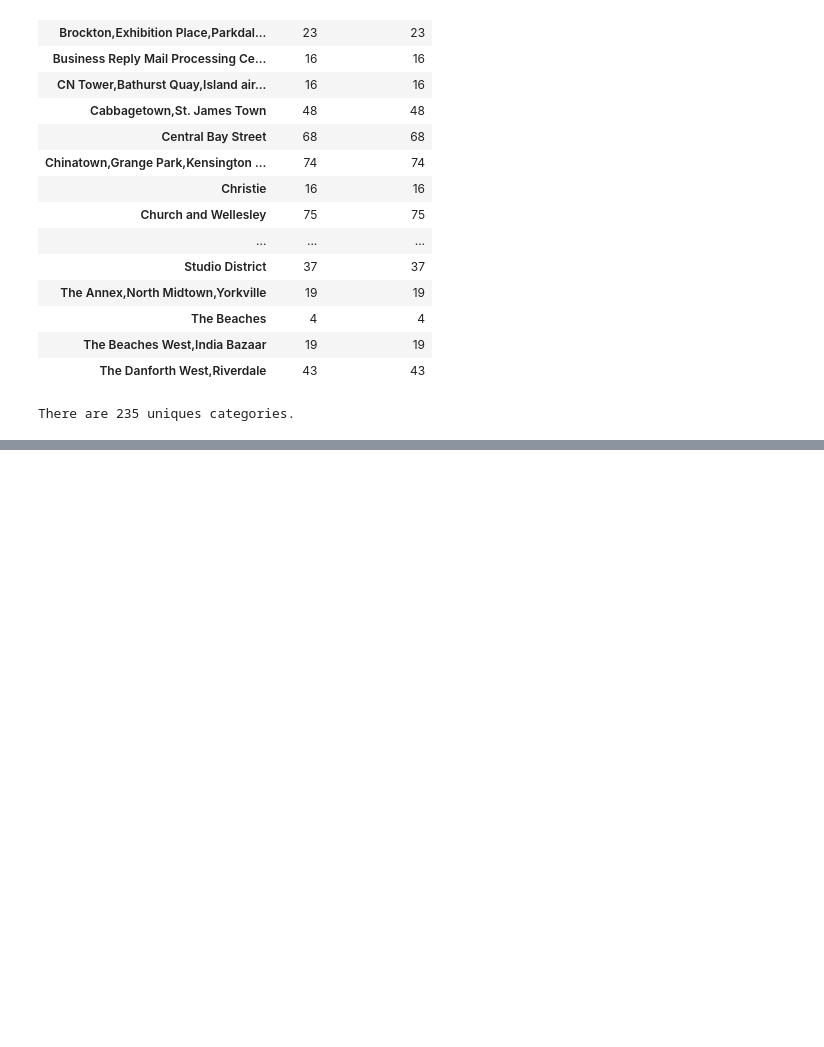
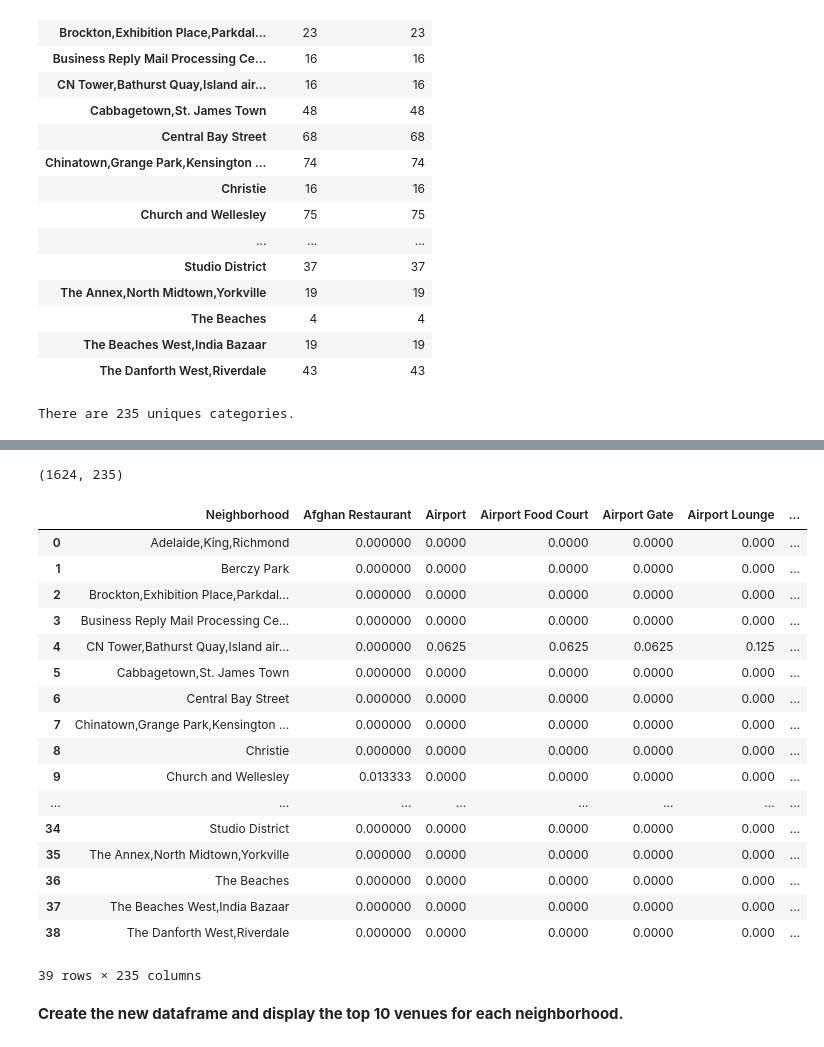
Before and after one commit to LourdesRodriguez/Applied_Data_Science_Capstone, a Jupyter notebook: 20201208_Segmenting_and_Clustering_Neighborhoods_in_Toronto.ipynb, the cells around one changed output, grey strips where cells are left out. Drawn from its saved outputs; the diff is of its cells as text; code cells hidden in the pictures; blank space fills up the shorter version.

```diff
--- a/20201208_Segmenting_and_Clustering_Neighborhoods_in_Toronto.ipynb
+++ b/20201208_Segmenting_and_Clustering_Neighborhoods_in_Toronto.ipynb
@@ -185,7 +185,7 @@ dfT1
 map_toronto = folium.Map(location=[43.651070,-79.347015], zoom_start=10)
 
 # add markers to map
-for lat, lng, borough, neighborhood in zip(dfT1['Latitude'], dfT1['Longitude'], dfT1['Borough'], dfT1['Neighbourhood']):
+for lat, lng, borough, neighborhood in zip(toronto_data['Latitude'], toronto_data['Longitude'], toronto_data['Borough'], toronto_data['Neighborhood']):
     label = '{}, {}'.format(neighborhood, borough)
     label = folium.Popup(label, parse_html=True)
     folium.CircleMarker(
@@ -251,9 +251,9 @@ def getNearbyVenues(names, latitudes, longitudes, radius=500):
 
     return(nearby_venues)
 # %%
-toronto_venues = getNearbyVenues(names=dfT1['Neighbourhood'],
-                                   latitudes=dfT1['Latitude'],
-                                   longitudes=dfT1['Longitude']
+toronto_venues = getNearbyVenues(names=toronto_data['Neighborhood'],
+                                   latitudes=toronto_data['Latitude'],
+                                   longitudes=toronto_data['Longitude']
                                   )
 # %% [output]
 The Beaches
@@ -317,0 +320,9 @@ There are 235 uniques categories.
+# %%
+# one hot encoding
+toronto_onehot = pd.get_dummies(toronto_venues[['Venue Category']], prefix="", prefix_sep="")
+# remove the column Neighborhood
+toronto_onehot.drop(['Neighborhood'],axis=1,inplace=True)
+# add the column Neighborhood in position 0 with the same values as toronto_venues
+toronto_onehot.insert(loc=0, column='Neighborhood', value=toronto_venues['Neighborhood'] )
+
+toronto_onehot.head()
@@ -317,0 +337,28 @@ There are 235 uniques categories.
+# %%
+toronto_onehot.shape
+# %% [output]
+(1624, 235)
+# %%
+toronto_grouped = toronto_onehot.groupby('Neighborhood').mean().reset_index()
+toronto_grouped
+# %% [output]
+|  | Neighborhood | Afghan Restaurant | Airport | Airport Food Court | Airport Gate | Airport Lounge | ... |
+| 0 | Adelaide,King,Richmond | 0.000000 | 0.0000 | 0.0000 | 0.0000 | 0.000 | ... |
+| 1 | Berczy Park | 0.000000 | 0.0000 | 0.0000 | 0.0000 | 0.000 | ... |
+| 2 | Brockton,Exhibition Place,Parkdal... | 0.000000 | 0.0000 | 0.0000 | 0.0000 | 0.000 | ... |
+| 3 | Business Reply Mail Processing Ce... | 0.000000 | 0.0000 | 0.0000 | 0.0000 | 0.000 | ... |
+| 4 | CN Tower,Bathurst Quay,Island air... | 0.000000 | 0.0625 | 0.0625 | 0.0625 | 0.125 | ... |
+| 5 | Cabbagetown,St. James Town | 0.000000 | 0.0000 | 0.0000 | 0.0000 | 0.000 | ... |
+| 6 | Central Bay Street | 0.000000 | 0.0000 | 0.0000 | 0.0000 | 0.000 | ... |
+| 7 | Chinatown,Grange Park,Kensington ... | 0.000000 | 0.0000 | 0.0000 | 0.0000 | 0.000 | ... |
+| 8 | Christie | 0.000000 | 0.0000 | 0.0000 | 0.0000 | 0.000 | ... |
+| 9 | Church and Wellesley | 0.013333 | 0.0000 | 0.0000 | 0.0000 | 0.000 | ... |
+| ... | ... | ... | ... | ... | ... | ... | ... |
+| 34 | Studio District | 0.000000 | 0.0000 | 0.0000 | 0.0000 | 0.000 | ... |
+| 35 | The Annex,North Midtown,Yorkville | 0.000000 | 0.0000 | 0.0000 | 0.0000 | 0.000 | ... |
+| 36 | The Beaches | 0.000000 | 0.0000 | 0.0000 | 0.0000 | 0.000 | ... |
+| 37 | The Beaches West,India Bazaar | 0.000000 | 0.0000 | 0.0000 | 0.0000 | 0.000 | ... |
+| 38 | The Danforth West,Riverdale | 0.000000 | 0.0000 | 0.0000 | 0.0000 | 0.000 | ... |
+39 rows × 235 columns
+# %% [markdown]
+**Create the new dataframe and display the top 10 venues for each neighborhood.**
```
Also changed, not shown: parts of 13 cells of this notebook.
